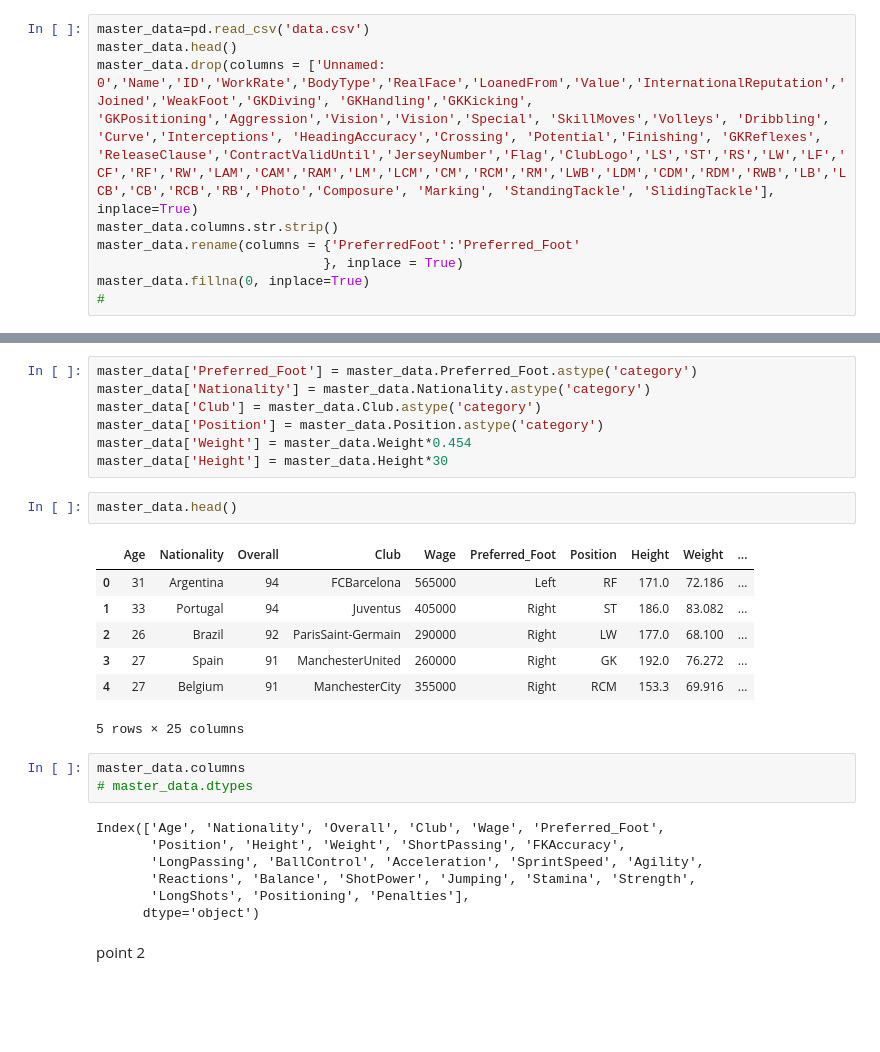
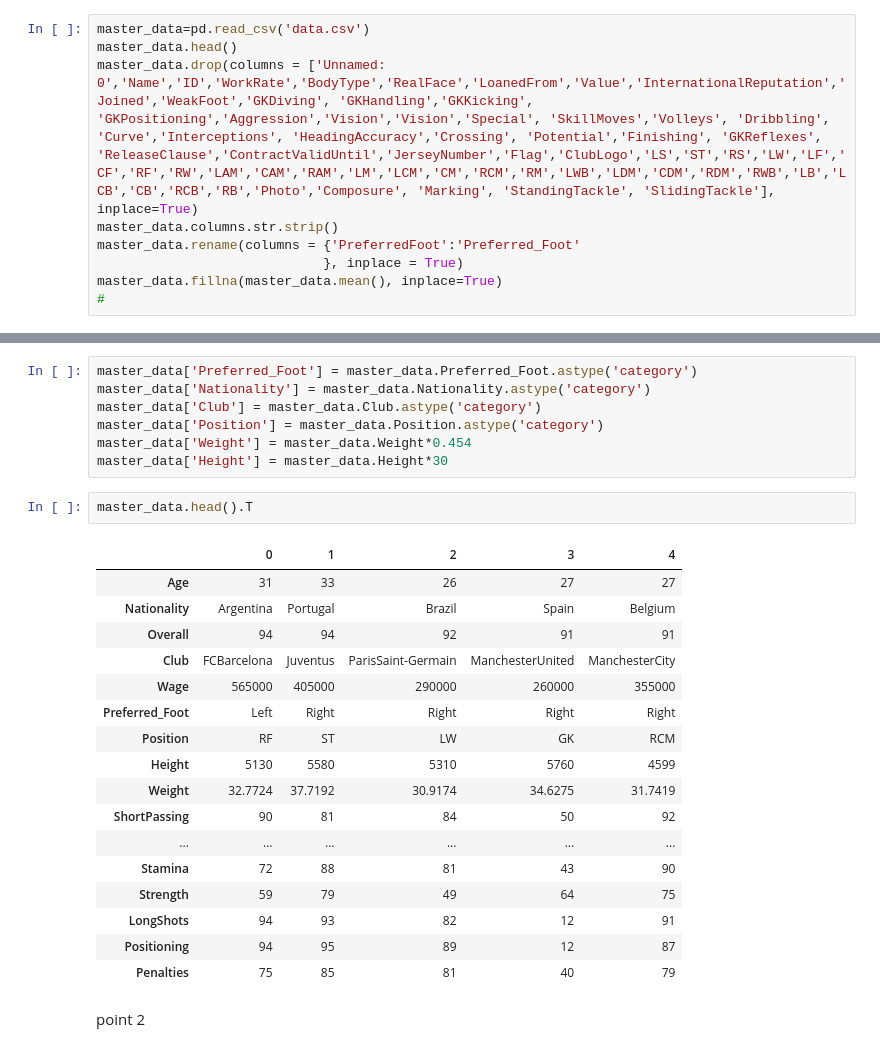
Before and after one commit to ryazadd/Forecasting, a Jupyter notebook: Practicum1.ipynb, the cells around one changed output, grey strips where cells are left out. Saved outputs shown, nothing was run; the diff lists cells and outputs as text; blank space fills up the shorter version.

```diff
--- a/Practicum1.ipynb
+++ b/Practicum1.ipynb
@@ -41,6 +41,6 @@ master_data.drop(columns = ['Unnamed: 0','Name','ID','WorkRate','BodyType','Real
 master_data.columns.str.strip()
 master_data.rename(columns = {'PreferredFoot':'Preferred_Foot'
                              }, inplace = True)
-master_data.fillna(0, inplace=True)
+master_data.fillna(master_data.mean(), inplace=True)
 #
 # %% [markdown]
@@ -60,25 +60,25 @@ master_data['Position'] = master_data.Position.astype('category')
 master_data['Weight'] = master_data.Weight*0.454
 master_data['Height'] = master_data.Height*30
 # %%
-master_data.head()
+master_data.head().T
 # %% [output]
-|  | Age | Nationality | Overall | Club | Wage | Preferred_Foot | Position | Height | Weight | ... |
-| 0 | 31 | Argentina | 94 | FCBarcelona | 565000 | Left | RF | 171.0 | 72.186 | ... |
-| 1 | 33 | Portugal | 94 | Juventus | 405000 | Right | ST | 186.0 | 83.082 | ... |
-| 2 | 26 | Brazil | 92 | ParisSaint-Germain | 290000 | Right | LW | 177.0 | 68.100 | ... |
-| 3 | 27 | Spain | 91 | ManchesterUnited | 260000 | Right | GK | 192.0 | 76.272 | ... |
-| 4 | 27 | Belgium | 91 | ManchesterCity | 355000 | Right | RCM | 153.3 | 69.916 | ... |
+|  | 0 | 1 | 2 | 3 | 4 |
+| Age | 31 | 33 | 26 | 27 | 27 |
+| Nationality | Argentina | Portugal | Brazil | Spain | Belgium |
+| Overall | 94 | 94 | 92 | 91 | 91 |
+| Club | FCBarcelona | Juventus | ParisSaint-Germain | ManchesterUnited | ManchesterCity |
+| Wage | 565000 | 405000 | 290000 | 260000 | 355000 |
+| Preferred_Foot | Left | Right | Right | Right | Right |
+| Position | RF | ST | LW | GK | RCM |
+| Height | 5130 | 5580 | 5310 | 5760 | 4599 |
+| Weight | 32.7724 | 37.7192 | 30.9174 | 34.6275 | 31.7419 |
+| ShortPassing | 90 | 81 | 84 | 50 | 92 |
+| ... | ... | ... | ... | ... | ... |
+| Stamina | 72 | 88 | 81 | 43 | 90 |
+| Strength | 59 | 79 | 49 | 64 | 75 |
+| LongShots | 94 | 93 | 82 | 12 | 91 |
+| Positioning | 94 | 95 | 89 | 12 | 87 |
+| Penalties | 75 | 85 | 81 | 40 | 79 |
-5 rows × 25 columns
-# %%
-master_data.columns
-# master_data.dtypes
-# %% [output]
-Index(['Age', 'Nationality', 'Overall', 'Club', 'Wage', 'Preferred_Foot',
-       'Position', 'Height', 'Weight', 'ShortPassing', 'FKAccuracy',
-       'LongPassing', 'BallControl', 'Acceleration', 'SprintSpeed', 'Agility',
-       'Reactions', 'Balance', 'ShotPower', 'Jumping', 'Stamina', 'Strength',
-       'LongShots', 'Positioning', 'Penalties'],
-      dtype='object')
 # %% [markdown]
 point 2
 # %%
```
Also changed, not shown: parts of 27 cells of this notebook.
